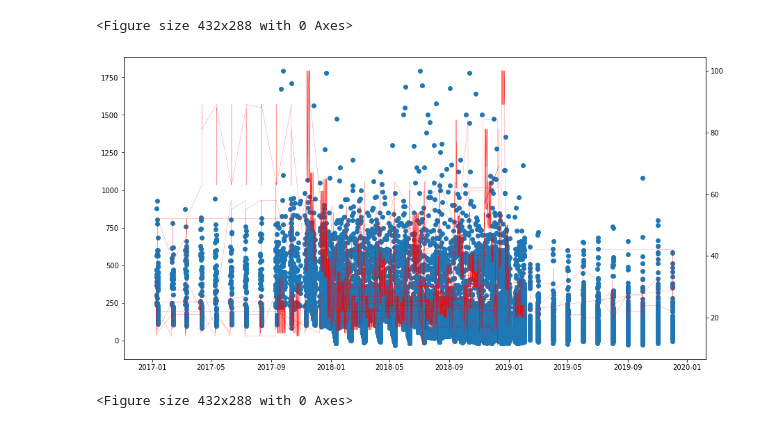
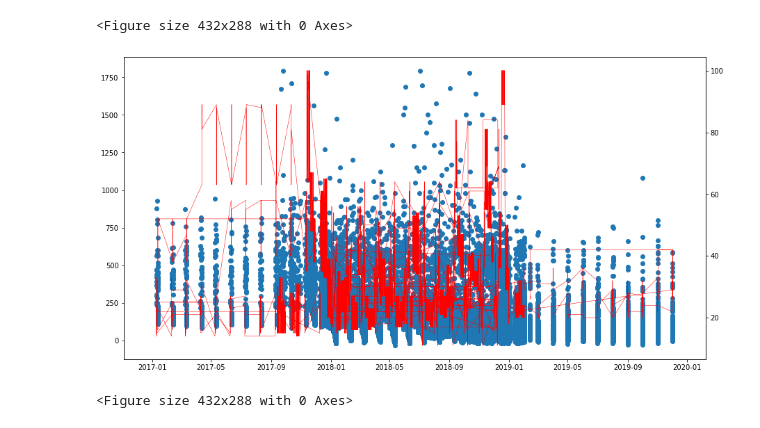
Before and after one commit to jamesnguyen0/Sneaker-Analysis, a Jupyter notebook: Yeezy_Starter_File_Original.ipynb, the cells around one changed output. Cells and saved outputs as stored; diff of their text form; code cells hidden in the pictures.

```diff
--- a/Yeezy_Starter_File_Original.ipynb
+++ b/Yeezy_Starter_File_Original.ipynb
@@ -665,12 +675,12 @@ plt.savefig('offwhitecorrelation.png')
 # %%
 # Vizualization to show Resale $ by shoe size comparing the two brands
 newyeezy = yeezydata.loc[(yeezydata["Brand"]=="Yeezy") & (yeezydata.State.isin(['CA', 'NY','OR', 'NJ','TX'])), :]
 fig3, axA = plt.subplots(figsize=(15,8))
 axB = axA.twinx()
 axA.scatter(x = newyeezy["Order Date"], y = newyeezy["Profit Margin ($)"])
-axB.plot(newyeezy["Order Date"], newyeezy["Google Trend Score (State)"], c = "red", linewidth=.2)
+axB.plot(newyeezy["Order Date"], newyeezy["Google Trend Score (State)"], c = "red", linewidth=.5)
 plt.show()
 plt.savefig('yeezycorrelation.png')
 # %% [output]
-[figure, old version]
+[figure, new version]
 <Figure size 432x288 with 0 Axes>
```
Also changed, not shown: parts of 12 cells of this notebook, 2 other files.
